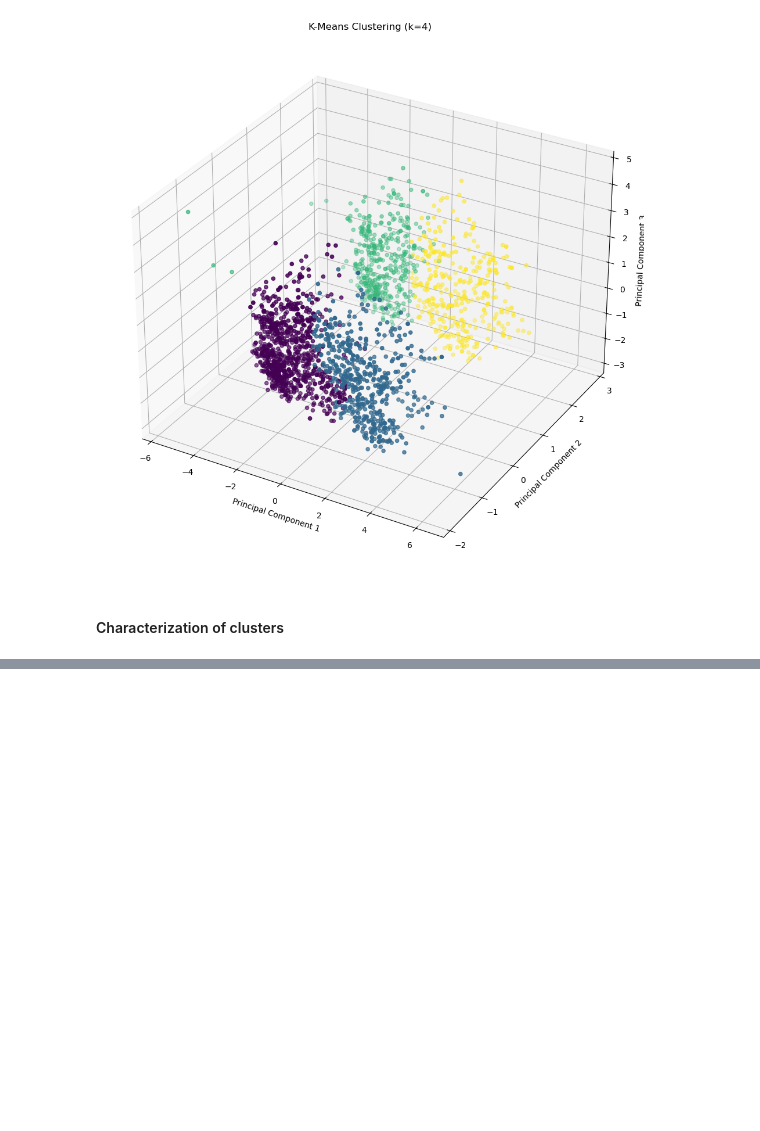
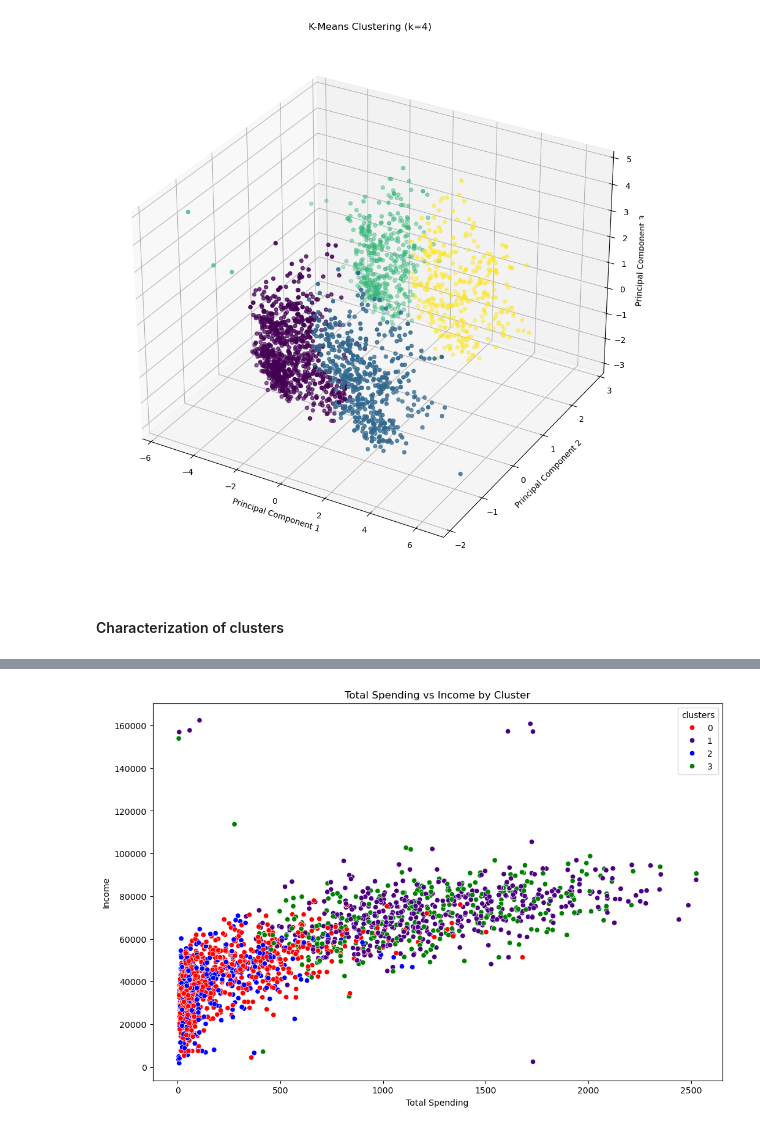
Before and after one commit to dilliram-code/Smart-cart-clustering-system, a Jupyter notebook: Data_cleaning/smart_cart_clustering.ipynb, the cells around one changed output, grey strips where cells are left out. Saved outputs shown, nothing was run; the diff lists cells and outputs as text; code cells hidden in the pictures; blank space fills up the shorter version.

```diff
--- a/Data_cleaning/smart_cart_clustering.ipynb
+++ b/Data_cleaning/smart_cart_clustering.ipynb
@@ -589,0 +590,10 @@ plt.show()
+# %%
+# scatterplot for total spending and income
+plt.figure(figsize=(12,8))
+sns.scatterplot(x='Total_Spending', y='Income', hue='clusters', data=df, palette=pal)
+plt.title("Total Spending vs Income by Cluster")
+plt.xlabel("Total Spending")
+plt.ylabel("Income")
+plt.show()
+# %% [output]
+[figure, added]
```
Also changed, not shown: parts of 1 cell of this notebook.
